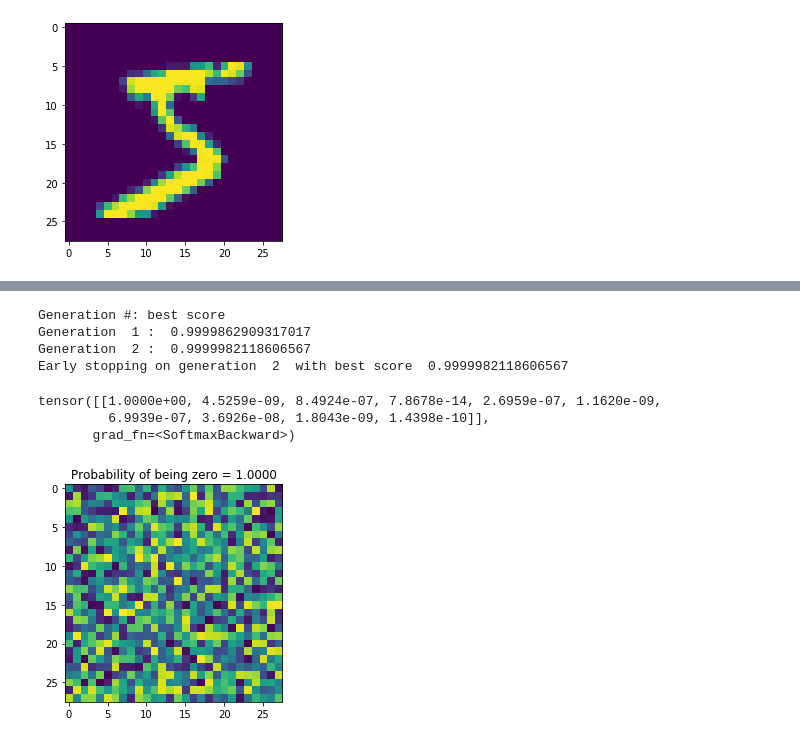
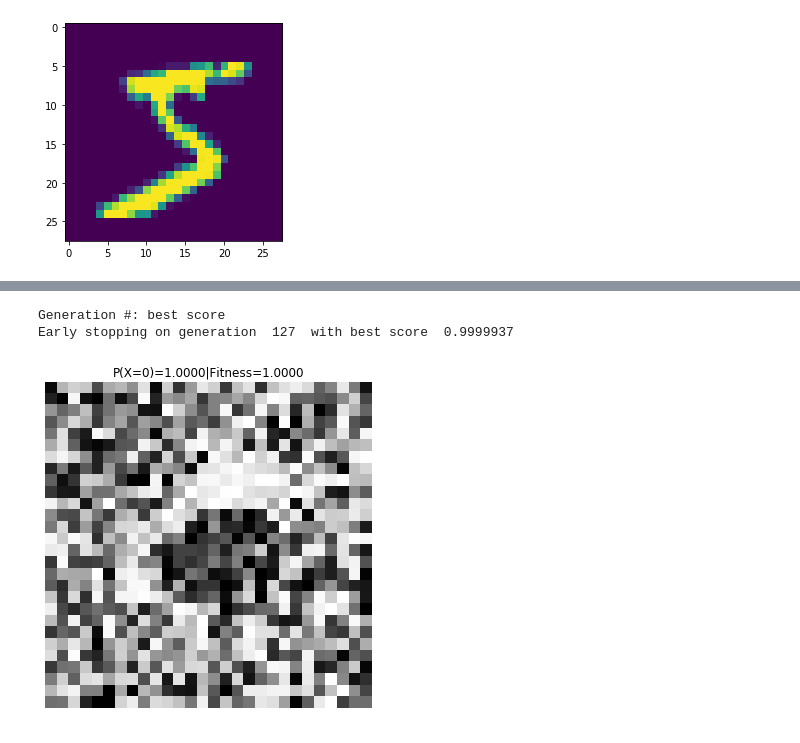
Before and after one commit to ptyshevs/ga_adv, a Jupyter notebook: ga_adv.ipynb, the cells around one changed output, grey strips where cells are left out. Cells and saved outputs as stored; diff of their text form; code cells hidden in the pictures.

```diff
--- a/ga_adv.ipynb
+++ b/ga_adv.ipynb
@@ -272,17 +96,7 @@ class GeneticSolver:
 # %%
-m = GeneticSolver(verbosity=True, verbosity_step=1)
+m = GeneticSolver(image_size=image_size, verbosity=True, warm_start=True)
 # %%
-res, score = m.solve()
+res, score = m.solve(fitness_class_probability, n_generations=1000, verbose_step=250)
 # %% [output]
 Generation #: best score
-Generation  1 :  0.9999862909317017
-Generation  2 :  0.9999982118606567
-Early stopping on generation  2  with best score  0.9999982118606567
+Early stopping on generation  127  with best score  0.9999937
-# %%
-y_pred = model.predict(pt.Tensor(res).unsqueeze(0).unsqueeze(1))
-# %%
-y_pred
-# %% [output]
-tensor([[1.0000e+00, 4.5259e-09, 8.4924e-07, 7.8678e-14, 2.6959e-07, 1.1620e-09,
-         6.9939e-07, 3.6926e-08, 1.8043e-09, 1.4398e-10]],
-       grad_fn=<SoftmaxBackward>)
@@ -291,5 +103,13 @@ zero_prob = y_pred[0][0].item()
-# %%
-plt.imshow(res);
-plt.title(f"Probability of being zero = {zero_prob:.4f}");
-# %% [output]
-[figure, removed]
+# %%
+def visualize(adversary_example, adversary_score):
+    y_pred = model.predict(pt.Tensor(adversary_example).unsqueeze(0).unsqueeze(1))
+    assert np.isclose(y_pred.sum().item(), 1)
+    target_prob = y_pred[0][adv_target].item()
+    plt.figure(figsize=(6, 6))
+    plt.imshow(adversary_example, cmap=plt.cm.Greys_r);
+    plt.axis('off')
+    plt.title(f"P(X={adv_target})={target_prob:.4f}|Fitness={adversary_score:.4f}");
+# %%
+visualize(res, score)
+# %% [output]
+[figure, added]
```
Also changed, not shown: parts of 22 cells of this notebook, 2 other files.
